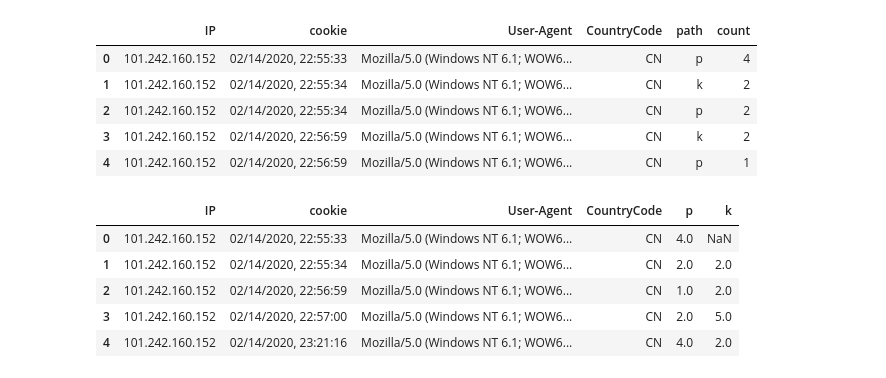
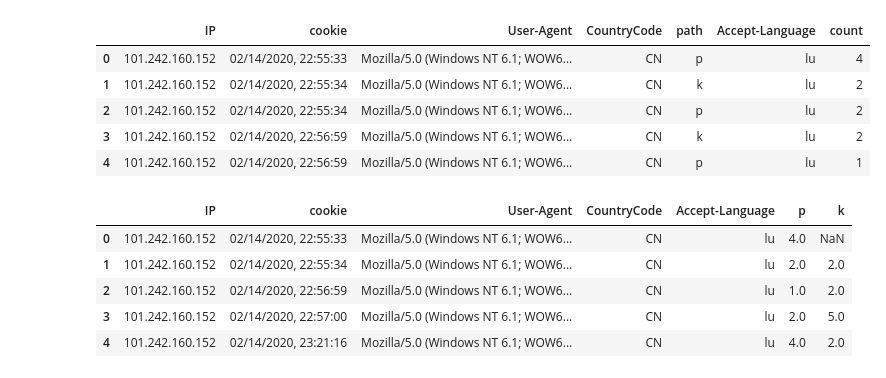
Before and after one commit to msilin/dogcat, a Jupyter notebook: K_Anonymity_ms.ipynb, the cells around one changed output. Drawn from its saved outputs; the diff is of its cells as text; code cells hidden in the pictures.

```diff
--- a/K_Anonymity_ms.ipynb
+++ b/K_Anonymity_ms.ipynb
@@ -5,7 +5,7 @@ import matplotlib.pyplot as plt
 #df = pd.read_csv("localtime.csv", index_col=[0])
 df = pd.read_csv("DF.csv", )
 
-df = df.drop(['date', 'Connection','Accept-Encoding', 'Accept-Language','CountryName'], 1)
+df = df.drop(['date', 'Connection','Accept-Encoding','CountryName'], 1)
 
 #df = df.drop(['Accept','date', 'Connection','Accept-Encoding', 'Accept-Language','CountryName','City'], 1)
 #df
@@ -13,29 +13,29 @@ df = df.drop(['date', 'Connection','Accept-Encoding', 'Accept-Language','Country
 df['path']=df['path'].str[:1]
 #df = df.groupby(["IP","cookie","path"]).size().to_frame()
 # %%
-df2 = df.groupby(["IP","cookie","User-Agent","CountryCode","path"]).size().reset_index(name="count")
+df2 = df.groupby(["IP","cookie","User-Agent","CountryCode","path","Accept-Language"]).size().reset_index(name="count")
 df2 = df2
 df2.head()
 # %% [output]
-|  | IP | cookie | User-Agent | CountryCode | path | count |
-| 0 | 101.242.160.152 | 02/14/2020, 22:55:33 | Mozilla/5.0 (Windows NT 6.1; WOW6... | CN | p | 4 |
-| 1 | 101.242.160.152 | 02/14/2020, 22:55:34 | Mozilla/5.0 (Windows NT 6.1; WOW6... | CN | k | 2 |
-| 2 | 101.242.160.152 | 02/14/2020, 22:55:34 | Mozilla/5.0 (Windows NT 6.1; WOW6... | CN | p | 2 |
-| 3 | 101.242.160.152 | 02/14/2020, 22:56:59 | Mozilla/5.0 (Windows NT 6.1; WOW6... | CN | k | 2 |
-| 4 | 101.242.160.152 | 02/14/2020, 22:56:59 | Mozilla/5.0 (Windows NT 6.1; WOW6... | CN | p | 1 |
+|  | IP | cookie | User-Agent | CountryCode | path | Accept-Language | count |
+| 0 | 101.242.160.152 | 02/14/2020, 22:55:33 | Mozilla/5.0 (Windows NT 6.1; WOW6... | CN | p | lu | 4 |
+| 1 | 101.242.160.152 | 02/14/2020, 22:55:34 | Mozilla/5.0 (Windows NT 6.1; WOW6... | CN | k | lu | 2 |
+| 2 | 101.242.160.152 | 02/14/2020, 22:55:34 | Mozilla/5.0 (Windows NT 6.1; WOW6... | CN | p | lu | 2 |
+| 3 | 101.242.160.152 | 02/14/2020, 22:56:59 | Mozilla/5.0 (Windows NT 6.1; WOW6... | CN | k | lu | 2 |
+| 4 | 101.242.160.152 | 02/14/2020, 22:56:59 | Mozilla/5.0 (Windows NT 6.1; WOW6... | CN | p | lu | 1 |
 # %%
 df_p = df2[df2['path']=="p"].rename(columns={"count": "p"}).drop(["path"],1)
 df_k = df2[df2['path']=="k"].rename(columns={"count": "k"}).drop(["path"],1)
 # %%
-df_m = df_p.merge(df_k, on=['cookie','IP', 'User-Agent', 'CountryCode'], how='outer')
+df_m = df_p.merge(df_k, on=['cookie','IP', 'User-Agent', 'CountryCode','Accept-Language'], how='outer')
 df_m.head()
 # %% [output]
-|  | IP | cookie | User-Agent | CountryCode | p | k |
-| 0 | 101.242.160.152 | 02/14/2020, 22:55:33 | Mozilla/5.0 (Windows NT 6.1; WOW6... | CN | 4.0 | NaN |
-| 1 | 101.242.160.152 | 02/14/2020, 22:55:34 | Mozilla/5.0 (Windows NT 6.1; WOW6... | CN | 2.0 | 2.0 |
-| 2 | 101.242.160.152 | 02/14/2020, 22:56:59 | Mozilla/5.0 (Windows NT 6.1; WOW6... | CN | 1.0 | 2.0 |
-| 3 | 101.242.160.152 | 02/14/2020, 22:57:00 | Mozilla/5.0 (Windows NT 6.1; WOW6... | CN | 2.0 | 5.0 |
-| 4 | 101.242.160.152 | 02/14/2020, 23:21:16 | Mozilla/5.0 (Windows NT 6.1; WOW6... | CN | 4.0 | 2.0 |
+|  | IP | cookie | User-Agent | CountryCode | Accept-Language | p | k |
+| 0 | 101.242.160.152 | 02/14/2020, 22:55:33 | Mozilla/5.0 (Windows NT 6.1; WOW6... | CN | lu | 4.0 | NaN |
+| 1 | 101.242.160.152 | 02/14/2020, 22:55:34 | Mozilla/5.0 (Windows NT 6.1; WOW6... | CN | lu | 2.0 | 2.0 |
+| 2 | 101.242.160.152 | 02/14/2020, 22:56:59 | Mozilla/5.0 (Windows NT 6.1; WOW6... | CN | lu | 1.0 | 2.0 |
+| 3 | 101.242.160.152 | 02/14/2020, 22:57:00 | Mozilla/5.0 (Windows NT 6.1; WOW6... | CN | lu | 2.0 | 5.0 |
+| 4 | 101.242.160.152 | 02/14/2020, 23:21:16 | Mozilla/5.0 (Windows NT 6.1; WOW6... | CN | lu | 4.0 | 2.0 |
 # %%
 def select_favorite(p,k):
     if pd.isna(p):
```
Also changed, not shown: parts of 8 cells of this notebook.
